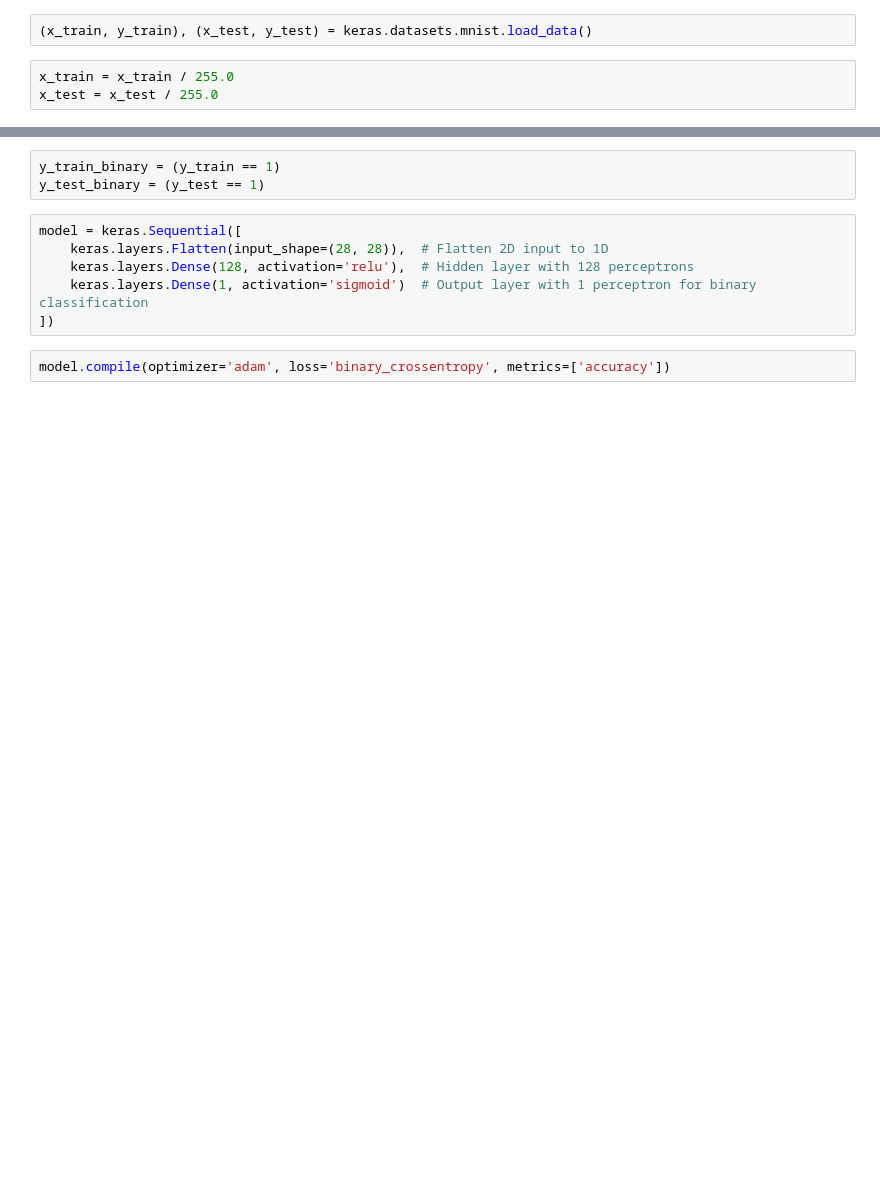
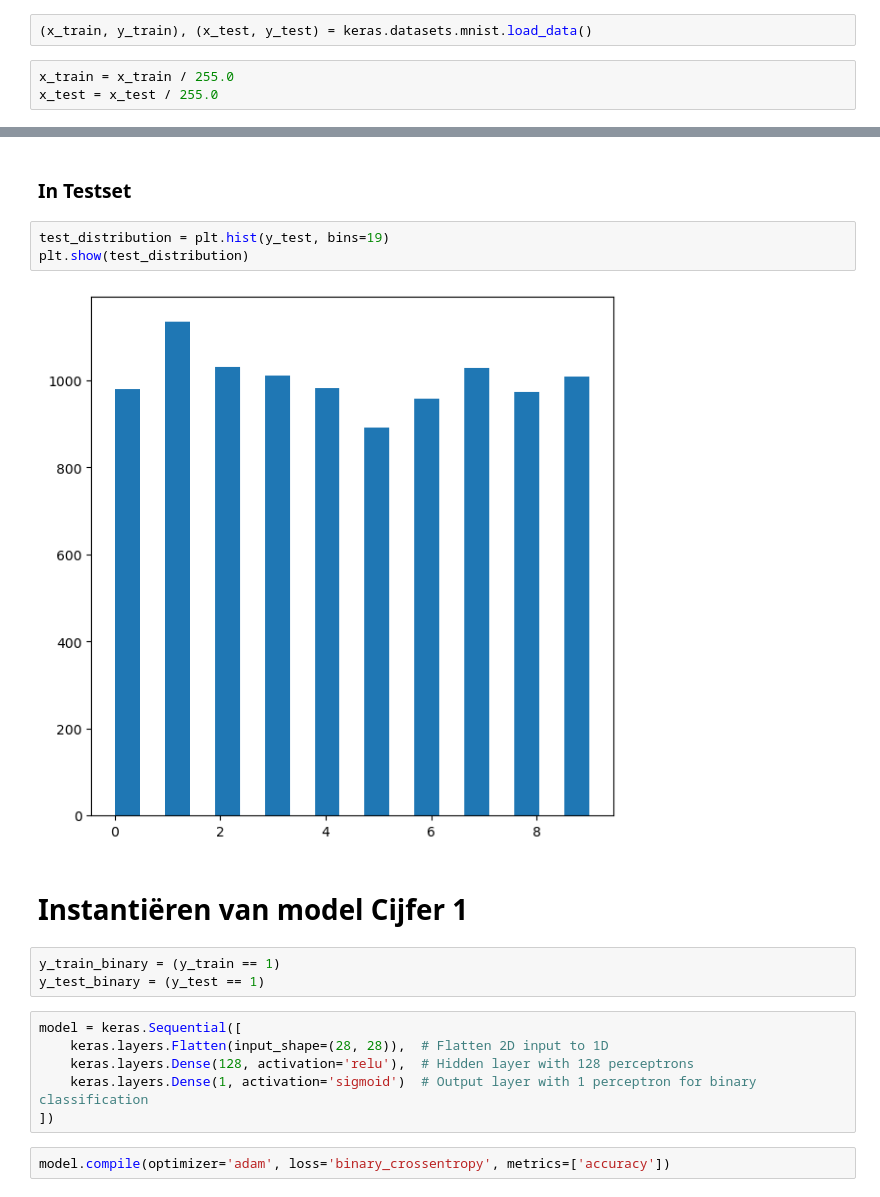
Before and after one commit to WesselKuijstermans/DigitRecognition, a Jupyter notebook: Uitwerking.ipynb, the cells around one changed output, grey strips where cells are left out. Saved outputs shown, nothing was run; the diff lists cells and outputs as text; blank space fills up the shorter version.

```diff
--- a/Uitwerking.ipynb
+++ b/Uitwerking.ipynb
@@ -17,3 +32,12 @@ x_test = x_test / 255.0
+# %% [markdown]
+### In Testset
+# %%
+test_distribution = plt.hist(y_test, bins=19)
+plt.show(test_distribution)
+# %% [output]
+[figure, added]
+# %% [markdown]
+# Instantiëren van model Cijfer 1
 # %%
 y_train_binary = (y_train == 1)
 y_test_binary = (y_test == 1)
```
Also changed, not shown: parts of 24 cells of this notebook.
